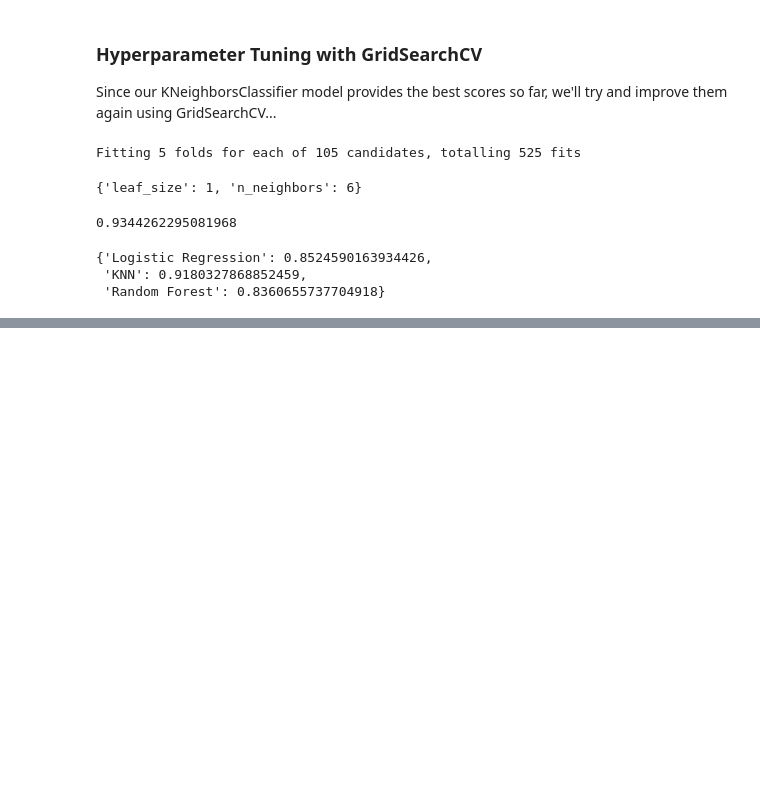
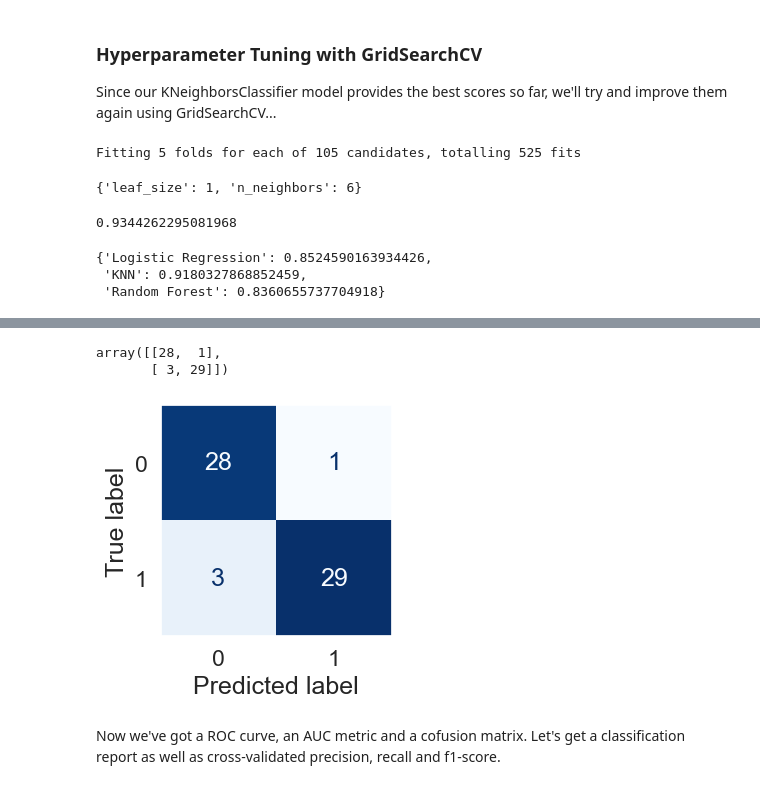
Before and after one commit to AishaEvering/Heart-Disease-Project, a Jupyter notebook: end-to-end-heart-disease-classification.ipynb, the cells around one changed output, grey strips where cells are left out. Saved outputs shown, nothing was run; the diff lists cells and outputs as text; code cells hidden in the pictures; blank space fills up the shorter version.

```diff
--- a/end-to-end-heart-disease-classification.ipynb
+++ b/end-to-end-heart-disease-classification.ipynb
@@ -699,0 +743,16 @@ model_scores
+# %%
+# Confusion matrix
+cm = confusion_matrix(y_test, y_preds, labels=gs_kn.classes_)
+cm
+# %% [output]
+array([[28,  1],
+       [ 3, 29]])
+# %%
+sns.set(font_scale=1.5)
+fig, ax = plt.subplots(figsize=(3, 3))
+ax.grid(False)
+ConfusionMatrixDisplay.from_predictions(y_test, y_preds,labels=gs_kn.classes_, ax=ax, colorbar=False,cmap="Blues");
+# %% [output]
+[figure, added]
+# %% [markdown]
+Now we've got a ROC curve, an AUC metric and a cofusion matrix.  Let's get a classification report as well as cross-validated precision, recall and f1-score.
```
Also changed, not shown: parts of 21 cells of this notebook.
